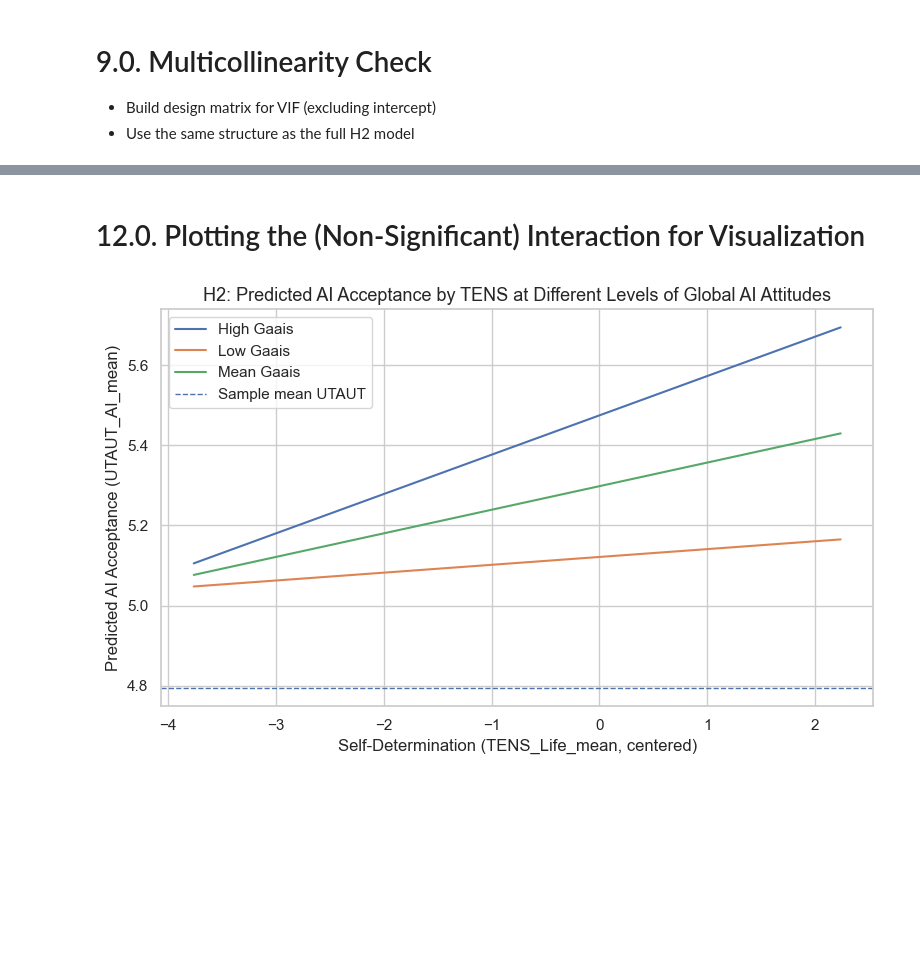
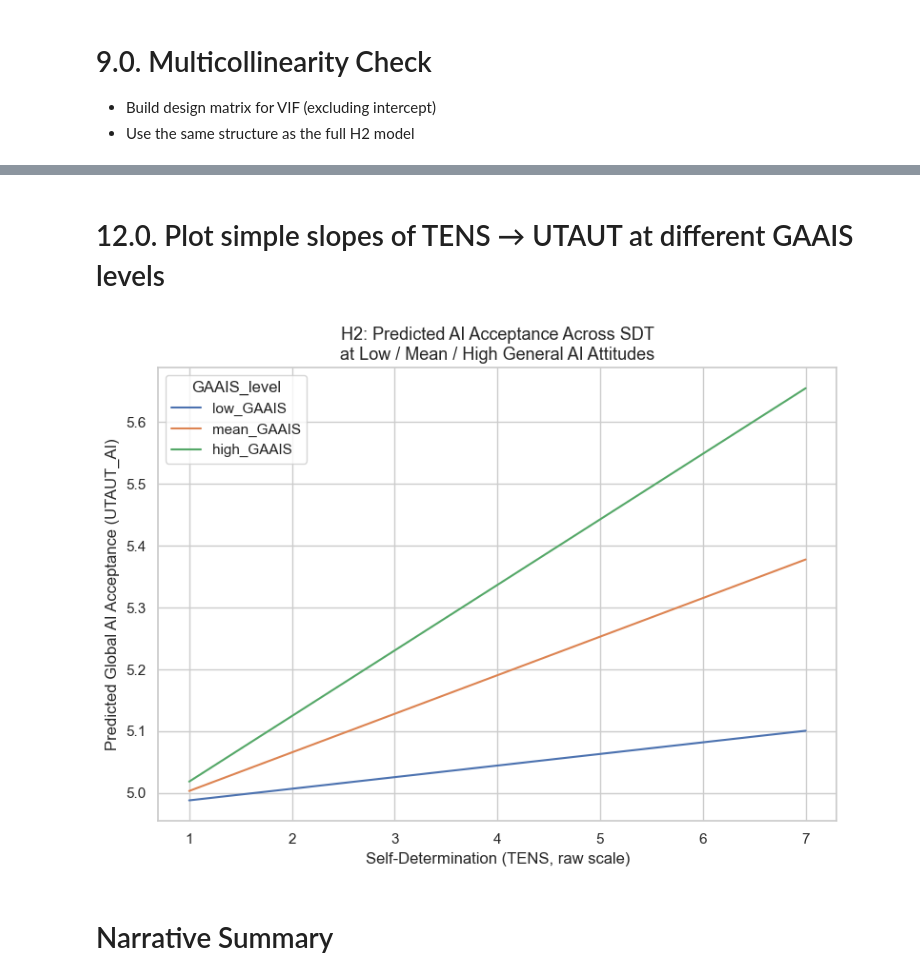
Before and after one commit to ZhaoJackson/AI_Attitude_Psychotherapy, a Jupyter notebook: H2_Moderation_SDT_Acceptance.ipynb, the cells around one changed output, grey strips where cells are left out. Drawn from its saved outputs; the diff is of its cells as text; code cells hidden in the pictures; blank space fills up the shorter version.

```diff
--- a/H2_Moderation_SDT_Acceptance.ipynb
+++ b/H2_Moderation_SDT_Acceptance.ipynb
@@ -50,0 +71,4 @@ H2 sample shape: (2096, 6)
+# %%
+n_total = len(h2_df)
+h2_df = h2_df.dropna(subset=["gender", "Country"])
+n_analytic = len(h2_df)
@@ -110,8 +140,8 @@ dtype: float64
 # %%
-# Pairwise correlations among key continuous predictors
-cont_cols = ["UTAUT_AI_mean", "TENS_Life_mean", "GAAIS_mean", "age"]
-corr = h2_df[cont_cols].corr()
+center_cols_h2 = ["TENS_Life_mean_imputed", "GAAIS_mean_imputed", "age_imputed"]
 
-print("Correlation matrix:")
-print(corr.round(3))
+for col in center_cols_h2:
+    mean_val = h2_df[col].mean()
+    h2_df[f"{col}_c"] = h2_df[col] - mean_val
+    print(f"{col} mean for centering: {mean_val:.3f}")
 # %% [output]
@@ -173,8 +218,9 @@ Notes:
 # %%
 # Full H2 model with interaction term
 formula_h2_full = (
-    "UTAUT_AI_mean ~ TENS_Life_mean_c * GAAIS_mean_c "
-    "+ age_c + C(gender) + C(Country)"
+    "UTAUT_AI_mean_imputed ~ "
+    "TENS_Life_mean_imputed_c * GAAIS_mean_imputed_c "
+    "+ age_imputed_c + C(gender) + C(Country)"
 )
 
 h2_full_model = smf.ols(formula=formula_h2_full, data=h2_df).fit()
@@ -364,22 +447,19 @@ pred_df.head()
 # %% [markdown]
-# 12.0. Plotting the (Non-Significant) Interaction for Visualization
+# 12.0. Plot simple slopes of TENS → UTAUT at different GAAIS levels
 # %%
-plt.figure(figsize=(8, 5))
-
-for level_name, group in pred_df.groupby("GAAIS_level"):
-    sns.lineplot(
-        x="TENS_Life_mean_c",
-        y="UTAUT_pred",
-        data=group,
-        label=level_name.replace("_", " ").title(),
-    )
-
-plt.axhline(h2_df["UTAUT_AI_mean"].mean(), linestyle="--", linewidth=1, label="Sample mean UTAUT")
-plt.xlabel("Self-Determination (TENS_Life_mean, centered)")
-plt.ylabel("Predicted AI Acceptance (UTAUT_AI_mean)")
-plt.title("H2: Predicted AI Acceptance by TENS at Different Levels of Global AI Attitudes")
-plt.legend()
+plt.figure(figsize=(8, 6))
+sns.lineplot(
+    data=pred_df,
+    x="TENS_Life_raw",
+    y="UTAUT_pred",
+    hue="GAAIS_level"
+)
+plt.xlabel("Self-Determination (TENS, raw scale)")
+plt.ylabel("Predicted Global AI Acceptance (UTAUT_AI)")
+plt.title("H2: Predicted AI Acceptance Across SDT\nat Low / Mean / High General AI Attitudes")
 plt.tight_layout()
 plt.show()
 # %% [output]
-[figure, old version]
+[figure, new version]
+# %% [markdown]
+# Narrative Summary
```
Also changed, not shown: parts of 40 cells of this notebook.
